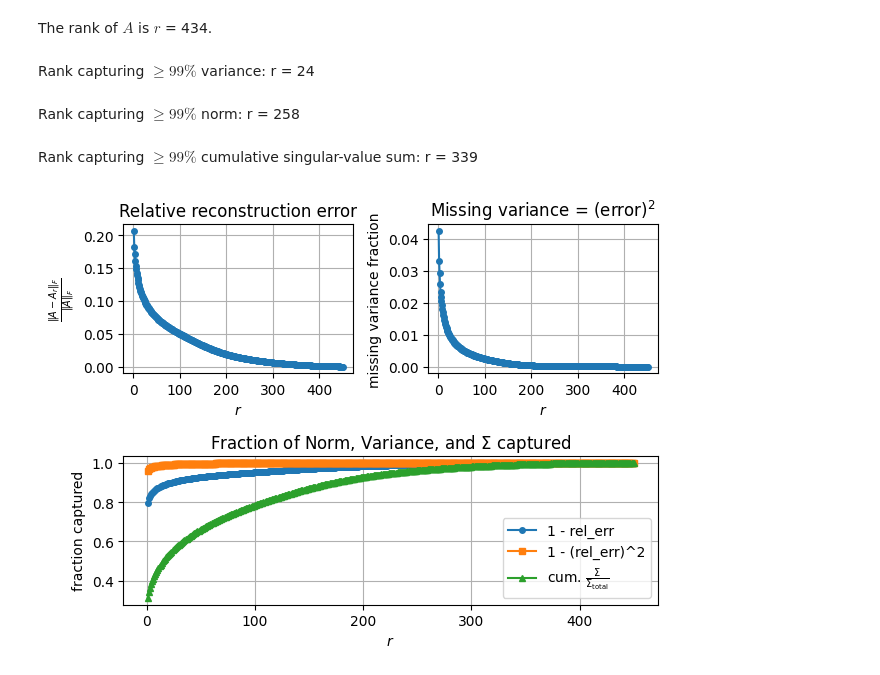
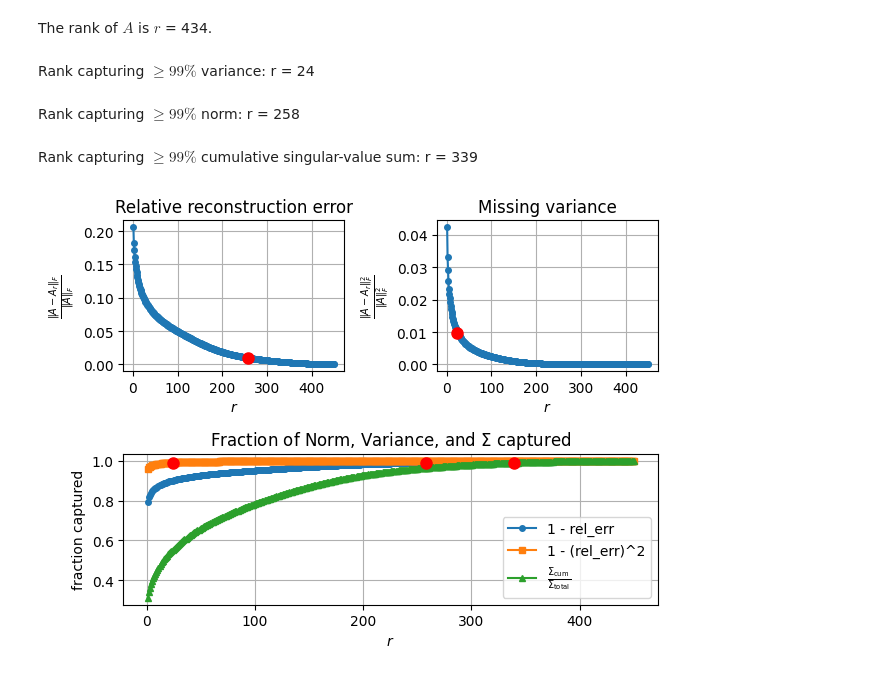
Before and after one commit to lshriver/ddse-2e-workspace, a Jupyter notebook: notebooks/chp_1/exercises/exercise_1.2.ipynb, the cells around one changed output. Drawn from its saved outputs; the diff is of its cells as text; code cells hidden in the pictures.

```diff
--- a/notebooks/chp_1/exercises/exercise_1.2.ipynb
+++ b/notebooks/chp_1/exercises/exercise_1.2.ipynb
@@ -83,34 +83,40 @@ display(Latex(rf"Rank capturing $\geq 99\%$ cumulative singular-value sum: r = {
 # Part A: Plot rel_err vs r
 plt.subplot(2, 2, 1)
 plt.plot(rank, rel_err, '-o', markersize=4)
+plt.plot(r_norm99, rel_err[r_norm99+1], 'ro', ms=8, label=None)
 plt.xlabel(r'$r$')
 plt.ylabel(r'$\frac{\| A - A_r \|_F}{\| A \|_F}$')
 plt.title(r'Relative reconstruction error')
 plt.grid(True)
 
 # Part B: miss_var_frac vs r
 plt.subplot(2, 2, 2)
 plt.plot(rank, miss_var_frac, '-o', markersize=4)
+plt.plot(r_var99,  miss_var_frac[r_var99],   'ro', ms=8, label=None)
 plt.xlabel(r'$r$')
-plt.ylabel("missing variance fraction")
-plt.title(r'Missing variance = $(\text{error})^2$');
+plt.ylabel(r'$\frac{\| A - A_r \|_F^2}{\| A \|_F^2}$')
+plt.title(r'Missing variance');
 plt.grid(True)
 
 # Part C & D: captured_norm, captured_var, cum_S_frac
 plt.subplot(2, 1, 2)
 plt.plot(rank, captured_norm, label='1 - rel_err', marker='o', ms=4)
 plt.plot(rank, captured_var, label='1 - (rel_err)^2', marker='s', ms=4)
-plt.plot(rank, cum_S_frac, label=r'cum. $\frac{\Sigma}{\Sigma_\text{total}}$', marker='^', ms=4)
+plt.plot(rank, cum_S_frac, label=r'$\frac{\Sigma_\text{cum}}{\Sigma_\text{total}}$', marker='^', ms=4)
 plt.xlabel(r'$r$');
 plt.ylabel('fraction captured')
 plt.title(r'Fraction of Norm, Variance, and $\Sigma$ captured')
 plt.legend(loc='best')
 plt.grid(True)
 
+plt.plot(r_norm99, captured_norm[r_norm99-1], 'ro', ms=8, label=None)
+plt.plot(r_var99,  captured_var[r_var99-1],   'ro', ms=8, label=None)
+plt.plot(r_sigs99, cum_S_frac[r_sigs99-1],    'ro', ms=8, label=None)
+
 plt.tight_layout()
 plt.show()
 # %% [output]
 Rank capturing $\geq 99\%$ variance: r = 24
 Rank capturing $\geq 99\%$ norm: r = 258
 Rank capturing $\geq 99\%$ cumulative singular-value sum: r = 339
-[figure, old version]
+[figure, new version]
```
Also changed, not shown: 2 other files.
